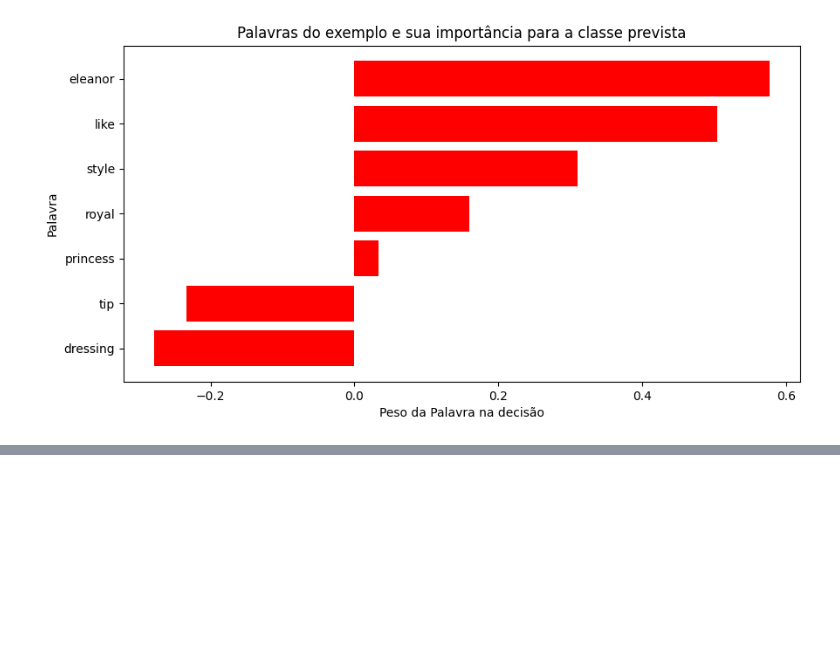
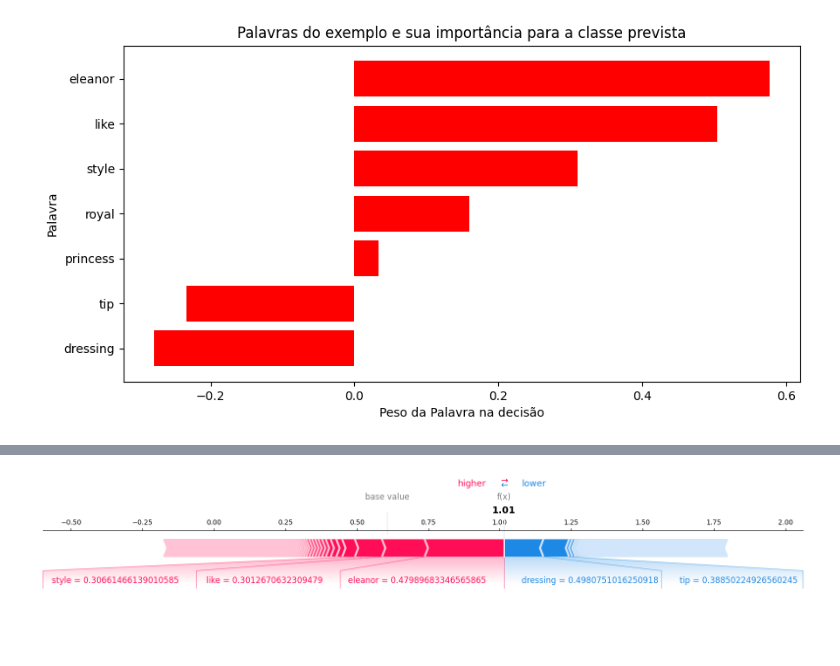
Before and after one commit to LuirysN/SVM-x-LSTM-com-dados-desbalanceados, a Jupyter notebook: dataset fakeNewsNet/svm/1- svm_imbalanced.ipynb, the cells around one changed output, grey strips where cells are left out. Drawn from its saved outputs; the diff is of its cells as text; code cells hidden in the pictures; blank space fills up the shorter version.

```diff
--- a/dataset fakeNewsNet/svm/1- svm_imbalanced.ipynb
+++ b/dataset fakeNewsNet/svm/1- svm_imbalanced.ipynb
@@ -463,0 +521,23 @@ plt.show()
+# %%
+# =========================
+# SHAP para mesma instância usada no LIME
+# =========================
+
+lime_idx = 499  # <<< coloque aqui o mesmo índice usado no LIME
+class_idx = 0  # mesma classe analisada no LIME
+
+X_test_dense = X_test_transformed.toarray()
+
+# Seleciona a classe correta
+shap_class = shap_values
+
+# Force plot da mesma instância
+shap.force_plot(
+    explainer.expected_value,
+    shap_class[lime_idx],
+    X_test_dense[lime_idx],
+    feature_names=feature_names,
+    matplotlib=True
+)
+# %% [output]
+[figure, added]
```
Also changed, not shown: parts of 8 cells of this notebook, 11 other files.
